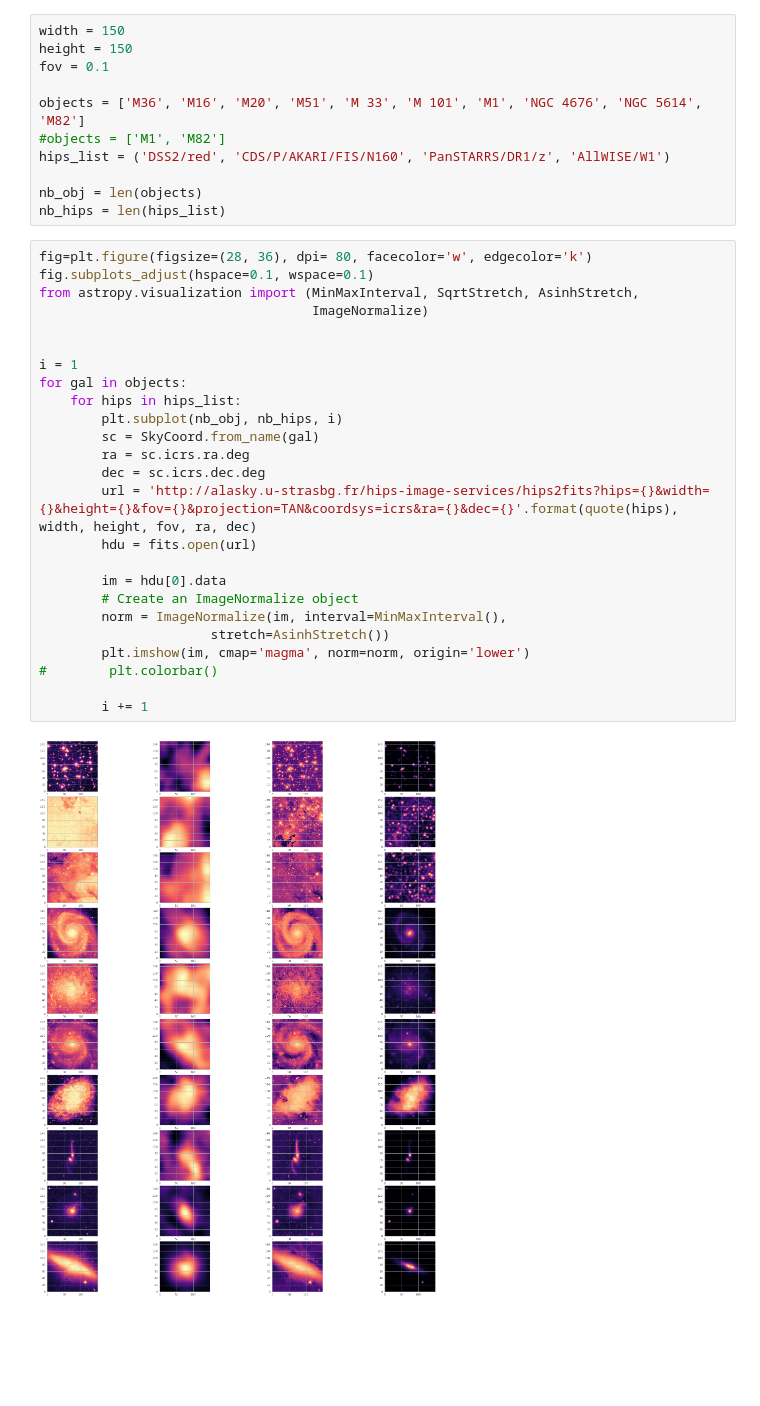
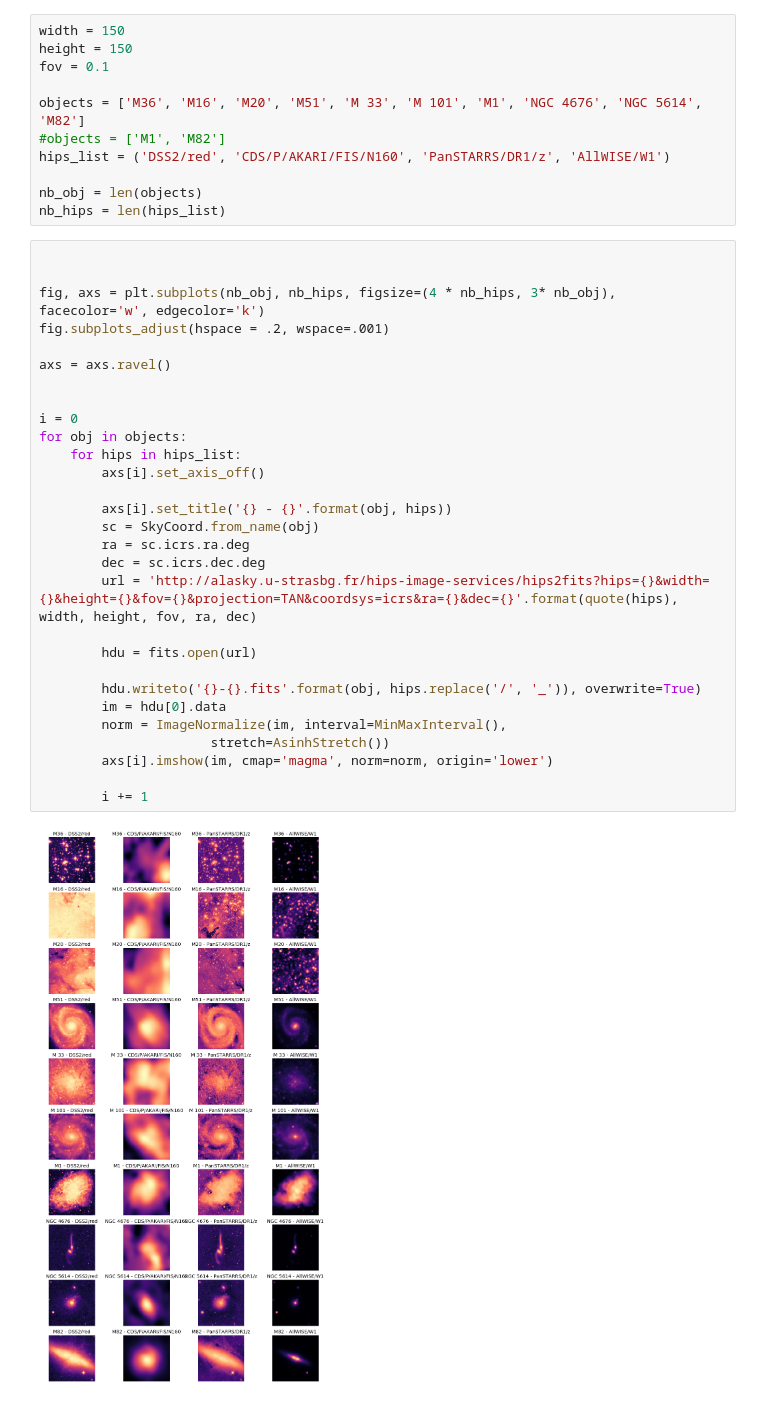
Before and after one commit to tboch/notebooks-playground, a Jupyter notebook: notebooks/hips2fits.ipynb, the cells around one changed output. Cells and saved outputs as stored; diff of their text form; blank space fills up the shorter version.

```diff
--- a/notebooks/hips2fits.ipynb
+++ b/notebooks/hips2fits.ipynb
@@ -19,29 +23,33 @@ hips_list = ('DSS2/red', 'CDS/P/AKARI/FIS/N160', 'PanSTARRS/DR1/z', 'AllWISE/W1'
 nb_obj = len(objects)
 nb_hips = len(hips_list)
 # %%
-fig=plt.figure(figsize=(28, 36), dpi= 80, facecolor='w', edgecolor='k')
-fig.subplots_adjust(hspace=0.1, wspace=0.1)
-from astropy.visualization import (MinMaxInterval, SqrtStretch, AsinhStretch,
-                                   ImageNormalize)
 
 
-i = 1
-for gal in objects:
+fig, axs = plt.subplots(nb_obj, nb_hips, figsize=(4 * nb_hips, 3* nb_obj), facecolor='w', edgecolor='k')
+fig.subplots_adjust(hspace = .2, wspace=.001)
+
+axs = axs.ravel()
+
+
+i = 0
+for obj in objects:
     for hips in hips_list:
-        plt.subplot(nb_obj, nb_hips, i)
-        sc = SkyCoord.from_name(gal)
+        axs[i].set_axis_off()
+
+        axs[i].set_title('{} - {}'.format(obj, hips))
+        sc = SkyCoord.from_name(obj)
         ra = sc.icrs.ra.deg
         dec = sc.icrs.dec.deg
         url = 'http://alasky.u-strasbg.fr/hips-image-services/hips2fits?hips={}&width={}&height={}&fov={}&projection=TAN&coordsys=icrs&ra={}&dec={}'.format(quote(hips), width, height, fov, ra, dec)
+
         hdu = fits.open(url)
 
+        hdu.writeto('{}-{}.fits'.format(obj, hips.replace('/', '_')), overwrite=True)
         im = hdu[0].data
-        # Create an ImageNormalize object
         norm = ImageNormalize(im, interval=MinMaxInterval(),
                       stretch=AsinhStretch())
-        plt.imshow(im, cmap='magma', norm=norm, origin='lower')
-#        plt.colorbar()
+        axs[i].imshow(im, cmap='magma', norm=norm, origin='lower')
 
         i += 1
 # %% [output]
-[figure, old version]
+[figure, new version]
```
Also changed, not shown: parts of 2 cells of this notebook.
